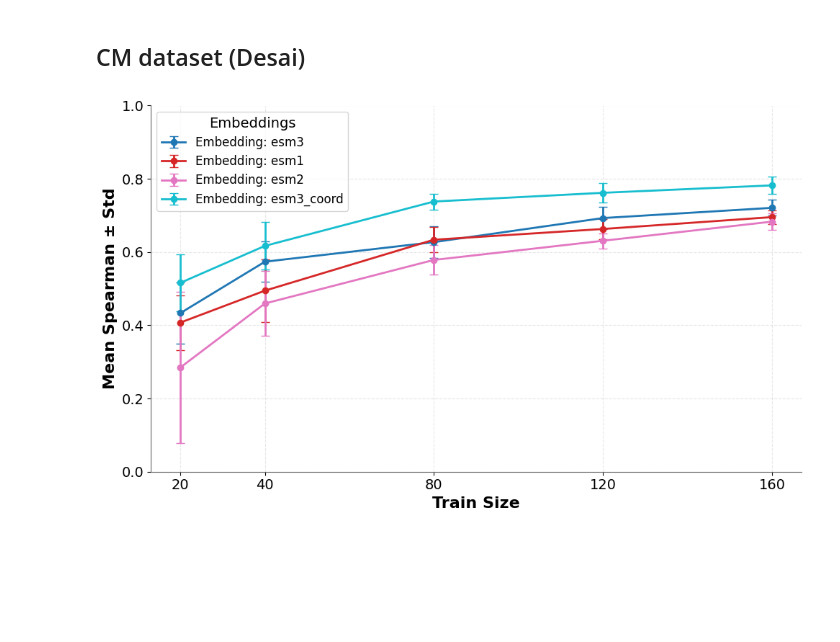
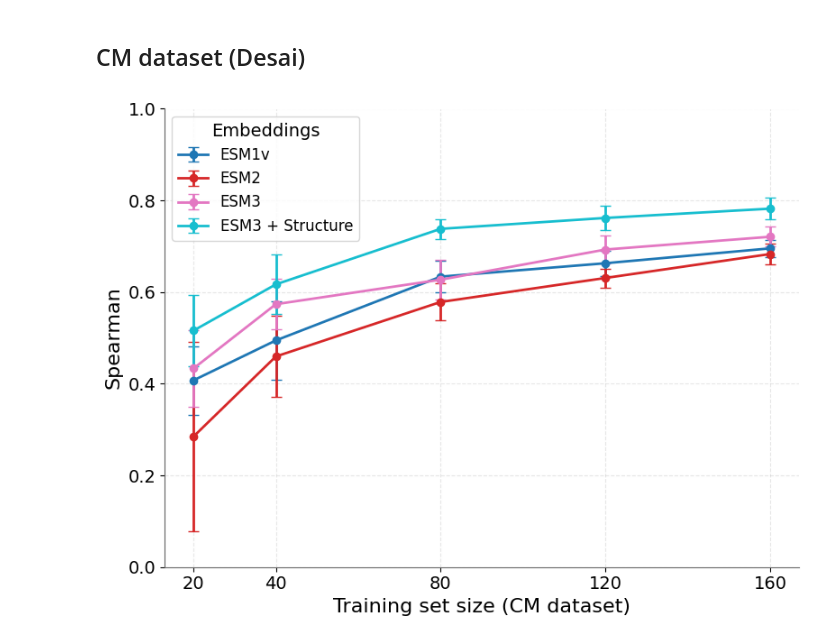
Before and after one commit to m-huot/VIRAL, a Jupyter notebook: plots/Figure 1.ipynb, the cells around one changed output. Drawn from its saved outputs; the diff is of its cells as text; code cells hidden in the pictures; blank space fills up the shorter version.

```diff
--- a/plots/Figure 1.ipynb
+++ b/plots/Figure 1.ipynb
@@ -18,11 +18,12 @@ with open(file_path, "rb") as f:
     results = pickle.load(f)
 
 # Prepare data for plotting
-embeds = set([key[0] for key in results.keys()])
+embeds = ['esm1', 'esm2', 'esm3', 'esm3_coord']
+embed_labels=['ESM1v', 'ESM2', 'ESM3', 'ESM3 + Structure']
 predictor_to_plot = "gp_predictor_sklearn"
 
 # Plot settings
-plt.figure(figsize=(10, 6))
+plt.figure(figsize=(8, 6))
 colors = plt.cm.tab10(np.linspace(0, 1, len(embeds)))  # Use tab10 colormap for embedding colors
 
 for i, (embed, color) in enumerate(zip(embeds, colors)):
@@ -34,7 +35,7 @@ for i, (embed, color) in enumerate(zip(embeds, colors)):
             dilution,
             mean_auc,
             yerr=std_auc,
-            label=f"Embedding: {embed}",
+            label=embed_labels[i],
             capsize=4,
             fmt='-o',  # Line with circular markers
             linewidth=2,
@@ -43,8 +44,8 @@ for i, (embed, color) in enumerate(zip(embeds, colors)):
 
 # Customize plot aesthetics
 # plt.title(f"Bloom Dataset, Predictor '{predictor_to_plot}' Across Embeddings", fontsize=18, pad=20, fontweight='bold')
-plt.xlabel("Train Size", fontsize=16, fontweight='bold')
-plt.ylabel("Mean Spearman ± Std", fontsize=16, fontweight='bold')
+plt.xlabel("Training set size (DMS dataset)", fontsize=16)
+plt.ylabel("Spearman", fontsize=16)
 plt.ylim(0, 1)
 plt.xticks(dilution, fontsize=14)
 plt.yticks(fontsize=14)
@@ -82,11 +83,10 @@ with open(file_path, "rb") as f:
     results = pickle.load(f)
 
 # Prepare data for plotting
-embeds = set([key[0] for key in results.keys()])
 predictor_to_plot = "gp_predictor_sklearn"
 
 # Plot settings
-plt.figure(figsize=(10, 6))
+plt.figure(figsize=(8, 6))
 colors = plt.cm.tab10(np.linspace(0, 1, len(embeds)))  # Use tab10 colormap for embedding colors
 
 for i, (embed, color) in enumerate(zip(embeds, colors)):
@@ -100,36 +100,36 @@ for i, (embed, color) in enumerate(zip(embeds, colors)):
             dilution,
             mean_auc,
             yerr=std_auc,
-            label=f"Embedding: {embed}",
+            label=embed_labels[i],
             capsize=4,
             fmt='-o',  # Line with circular markers
             linewidth=2,
             color=color
         )
 
 # Customize plot aesthetics
 # plt.title(f"Desai Dataset, Predictor '{predictor_to_plot}' Across Embeddings", fontsize=18, pad=20, fontweight='bold')
-plt.xlabel("Train Size", fontsize=16, fontweight='bold')
-plt.ylabel("Mean Spearman ± Std", fontsize=16, fontweight='bold')
+plt.xlabel("Training set size (CM dataset)", fontsize=16)
+plt.ylabel("Spearman", fontsize=16)
 plt.ylim(0, 1)
 plt.xticks(dilution, fontsize=14)
 plt.yticks(fontsize=14)
 plt.grid(visible=True, linestyle='--', alpha=0.3)
 
 # Custom legend
 plt.legend(title="Embeddings", title_fontsize=14, fontsize=12, loc="upper left", frameon=True)
 
 # Remove unnecessary spines
 plt.gca().spines['top'].set_visible(False)
 plt.gca().spines['right'].set_visible(False)
 plt.gca().spines['left'].set_color('#666666')
 plt.gca().spines['bottom'].set_color('#666666')
 
 # Save the figure in high resolution
 plt.tight_layout()
 plt.savefig('../figures/desai_dataset_predictor_results.png', dpi=1200, bbox_inches='tight')
 
 # Display plot
 plt.show()
 # %% [output]
-[figure, old version]
+[figure, new version]
```
Also changed, not shown: parts of 1 cell of this notebook.
